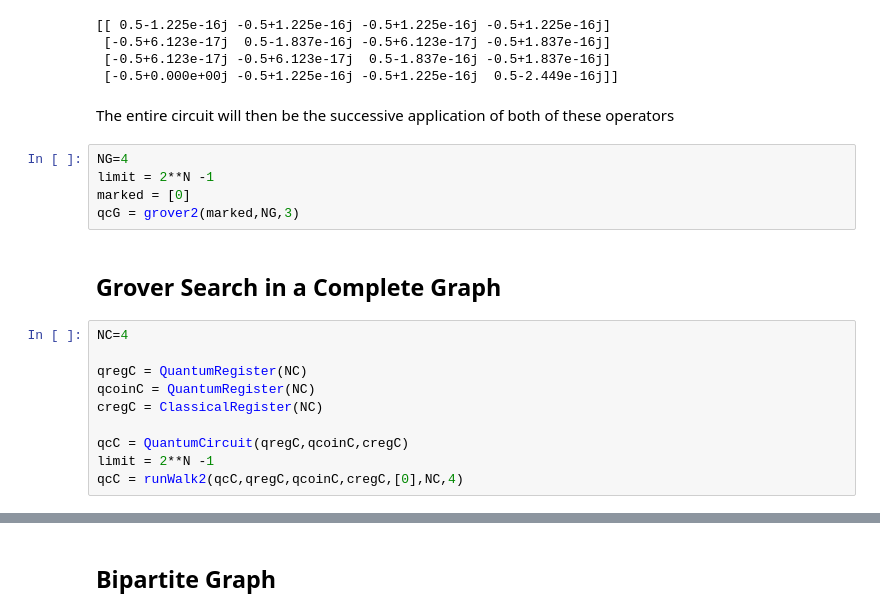
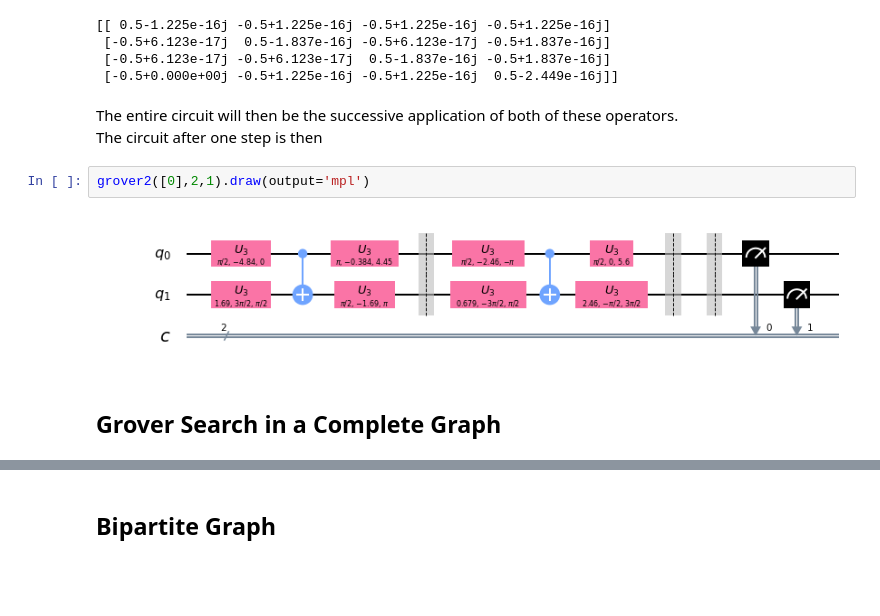
Before and after one commit to JaimePSantos/Dissertation-Tex-Code, a Jupyter notebook: Coding/Qiskit/Grover Search/allSearch.ipynb, the cells around one changed output, grey strips where cells are left out. Saved outputs shown, nothing was run; the diff lists cells and outputs as text; blank space fills up the shorter version.

```diff
--- a/Coding/Qiskit/Grover Search/allSearch.ipynb
+++ b/Coding/Qiskit/Grover Search/allSearch.ipynb
@@ -52,21 +52,11 @@ print(simulUnitary(diffusionGrover(2)))
  [-0.5+6.123e-17j -0.5+6.123e-17j  0.5-1.837e-16j -0.5+1.837e-16j]
  [-0.5+0.000e+00j -0.5+1.225e-16j -0.5+1.225e-16j  0.5-2.449e-16j]]
 # %% [markdown]
-The entire circuit will then be the successive application of both of these operators
+The entire circuit will then be the successive application of both of these operators.
+The circuit after one step is then
-# %%
-NG=4
-limit = 2**N -1
-marked = [0]
-qcG = grover2(marked,NG,3)
+# %%
+grover2([0],2,1).draw(output='mpl')
+# %% [output]
+[figure, added]
 # %% [markdown]
 ## Grover Search in a Complete Graph
-# %%
-NC=4
-
-qregC = QuantumRegister(NC)
-qcoinC = QuantumRegister(NC)
-cregC = ClassicalRegister(NC)
-
-qcC = QuantumCircuit(qregC,qcoinC,cregC)
-limit = 2**N -1
-qcC = runWalk2(qcC,qregC,qcoinC,cregC,[0],NC,4)
```
Also changed, not shown: parts of 8 cells of this notebook, 6 other files.
